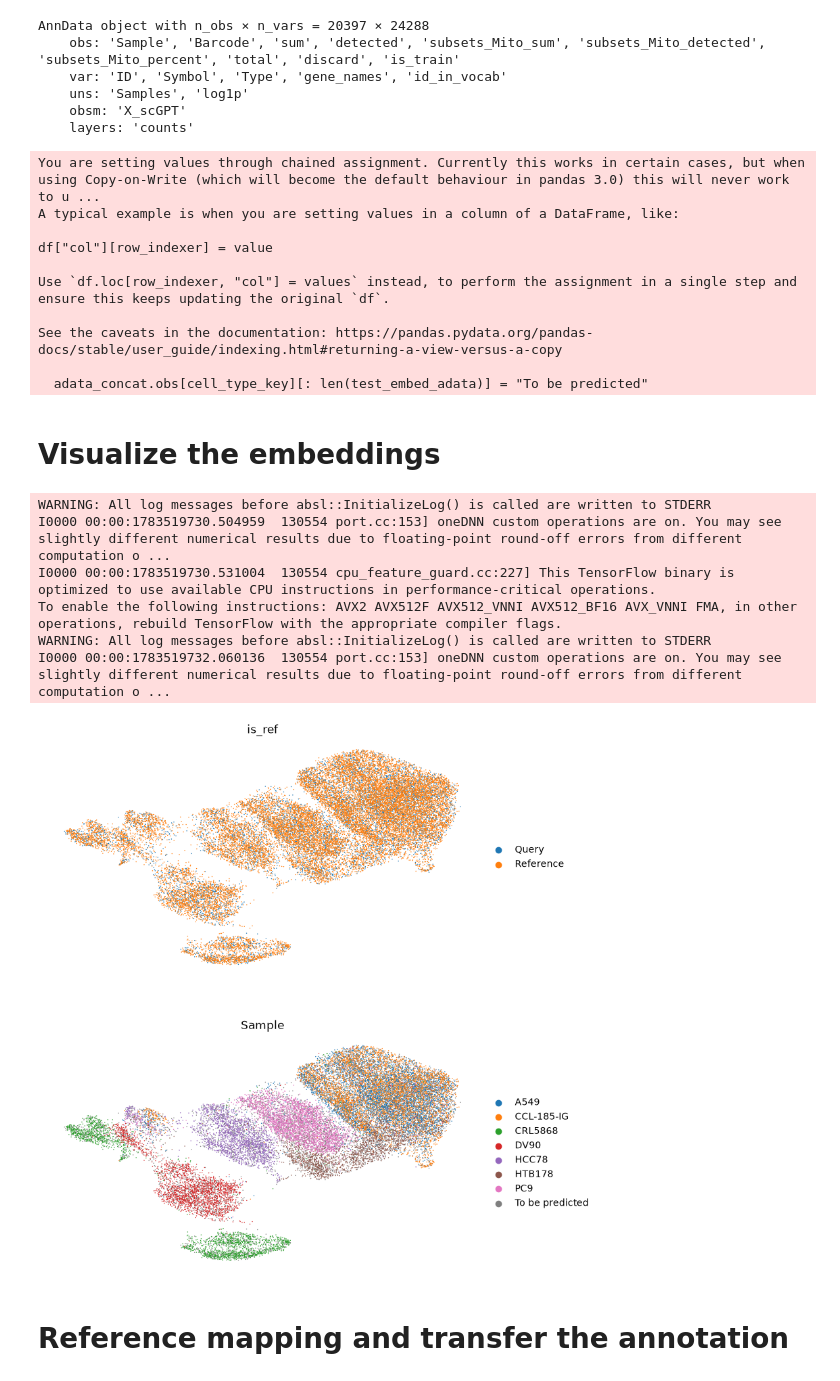
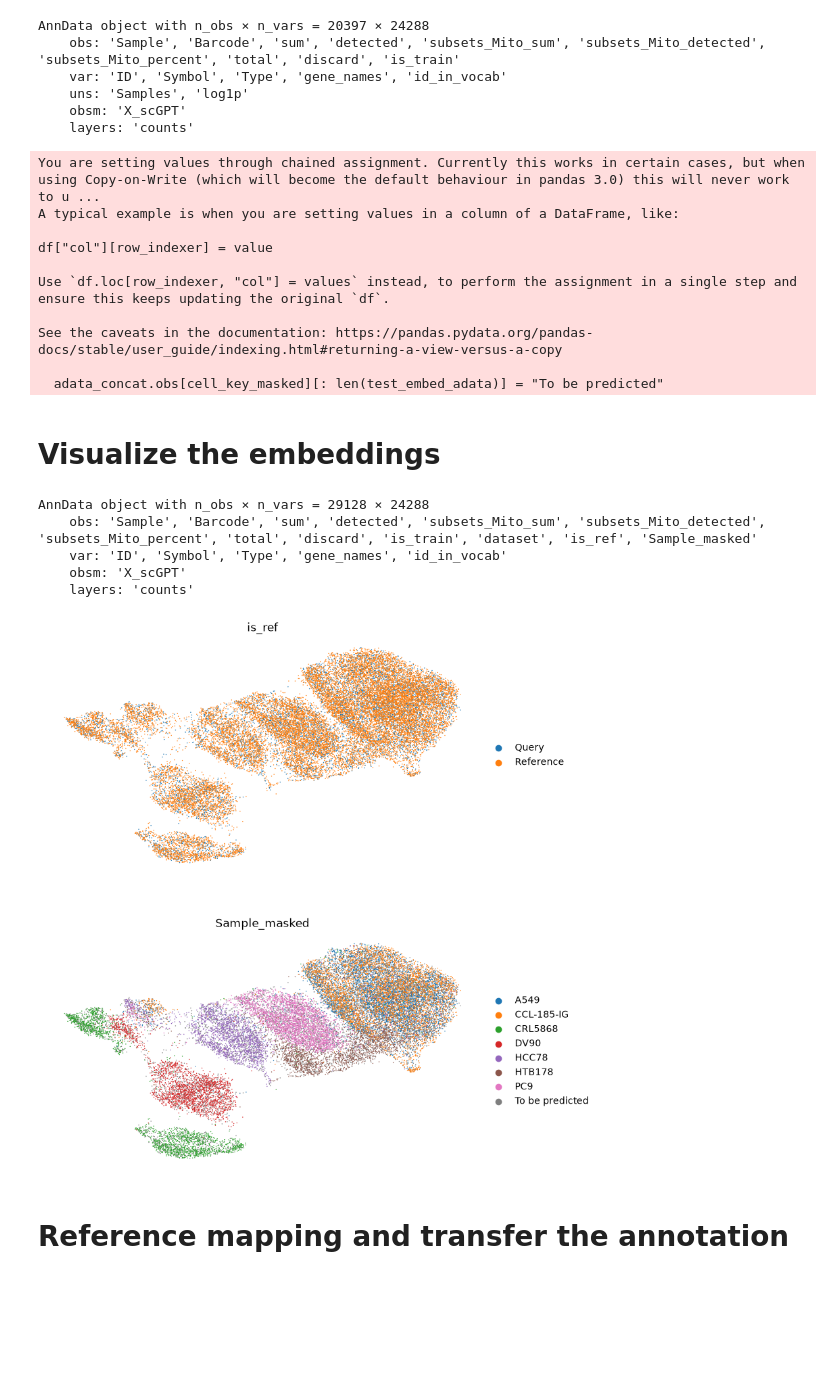
Before and after one commit to revalescente/scFound_bench, a Jupyter notebook: py_scripts/zero_shot_annotation/zero_shot_BE1.ipynb, the cells around one changed output. Drawn from its saved outputs; the diff is of its cells as text; code cells hidden in the pictures; blank space fills up the shorter version.

```diff
--- a/py_scripts/zero_shot_annotation/zero_shot_BE1.ipynb
+++ b/py_scripts/zero_shot_annotation/zero_shot_BE1.ipynb
@@ -117,9 +117,10 @@ adata_concat.obs["is_ref"] = ["Query"] * len(test_embed_adata) + ["Reference"] *
 )
 adata_concat.obs["is_ref"] = adata_concat.obs["is_ref"].astype("category")
 # mask the query dataset cell types
-adata_concat.obs[cell_type_key] = adata_concat.obs[cell_type_key].astype("category")
-adata_concat.obs[cell_type_key] = adata_concat.obs[cell_type_key].cat.add_categories(["To be predicted"])
-adata_concat.obs[cell_type_key][: len(test_embed_adata)] = "To be predicted"
+cell_key_masked = f"{cell_type_key}_masked"
+adata_concat.obs[cell_key_masked] = adata_concat.obs[cell_type_key].astype("category")
+adata_concat.obs[cell_key_masked] = adata_concat.obs[cell_key_masked].cat.add_categories(["To be predicted"])
+adata_concat.obs[cell_key_masked][: len(test_embed_adata)] = "To be predicted"
 # %% [output]
 You are setting values through chained assignment. Currently this works in certain cases, but when using Copy-on-Write (which will become the default behaviour in pandas 3.0) this will never work to u ...
 A typical example is when you are setting values in a column of a DataFrame, like:
@@ -130,23 +131,25 @@ Use `df.loc[row_indexer, "col"] = values` instead, to perform the assignment in
 
 See the caveats in the documentation: https://pandas.pydata.org/pandas-docs/stable/user_guide/indexing.html#returning-a-view-versus-a-copy
 
-  adata_concat.obs[cell_type_key][: len(test_embed_adata)] = "To be predicted"
+  adata_concat.obs[cell_key_masked][: len(test_embed_adata)] = "To be predicted"
 # %% [markdown]
 # Visualize the embeddings
+# %%
+adata_concat
+# %% [output]
+AnnData object with n_obs × n_vars = 29128 × 24288
+    obs: 'Sample', 'Barcode', 'sum', 'detected', 'subsets_Mito_sum', 'subsets_Mito_detected', 'subsets_Mito_percent', 'total', 'discard', 'is_train', 'dataset', 'is_ref', 'Sample_masked'
+    var: 'ID', 'Symbol', 'Type', 'gene_names', 'id_in_vocab'
+    obsm: 'X_scGPT'
+    layers: 'counts'
 # %%
 sc.pp.neighbors(adata_concat, use_rep="X_scGPT")
 sc.tl.umap(adata_concat)
 sc.pl.umap(
-    adata_concat, color=["is_ref", cell_type_key], wspace=0.4, frameon=False, ncols=1
+    adata_concat, color=["is_ref", cell_key_masked], wspace=0.4, frameon=False, ncols=1
 )
 # %% [output]
-WARNING: All log messages before absl::InitializeLog() is called are written to STDERR
-I0000 00:00:1783519730.504959  130554 port.cc:153] oneDNN custom operations are on. You may see slightly different numerical results due to floating-point round-off errors from different computation o ...
-I0000 00:00:1783519730.531004  130554 cpu_feature_guard.cc:227] This TensorFlow binary is optimized to use available CPU instructions in performance-critical operations.
-To enable the following instructions: AVX2 AVX512F AVX512_VNNI AVX512_BF16 AVX_VNNI FMA, in other operations, rebuild TensorFlow with the appropriate compiler flags.
-WARNING: All log messages before absl::InitializeLog() is called are written to STDERR
-I0000 00:00:1783519732.060136  130554 port.cc:153] oneDNN custom operations are on. You may see slightly different numerical results due to floating-point round-off errors from different computation o ...
-[figure, old version]
+[figure, new version]
 # %% [markdown]
 # Reference mapping and transfer the annotation
 # %% [markdown]
```
Also changed, not shown: parts of 8 cells of this notebook, 11 other files.
